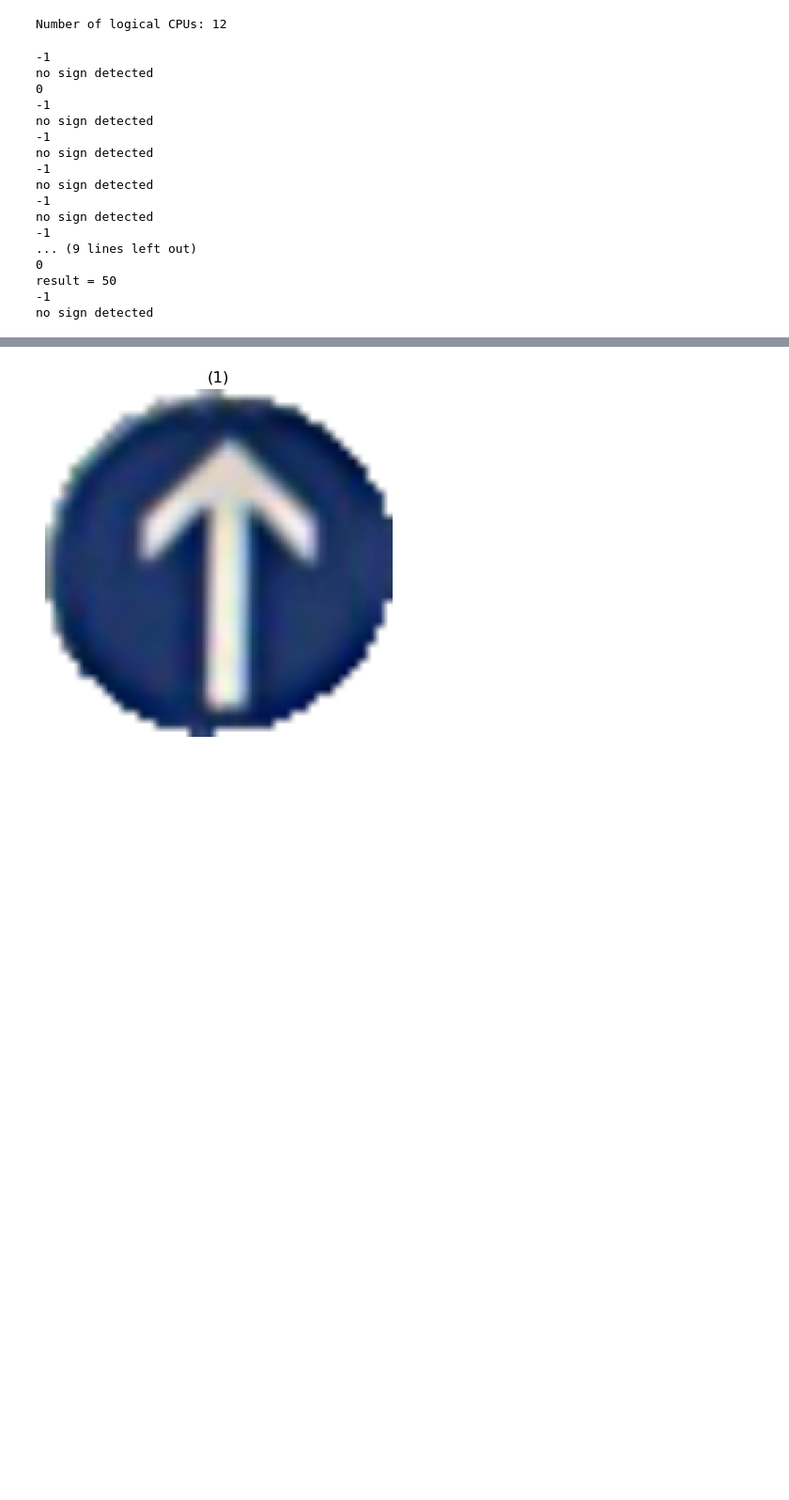
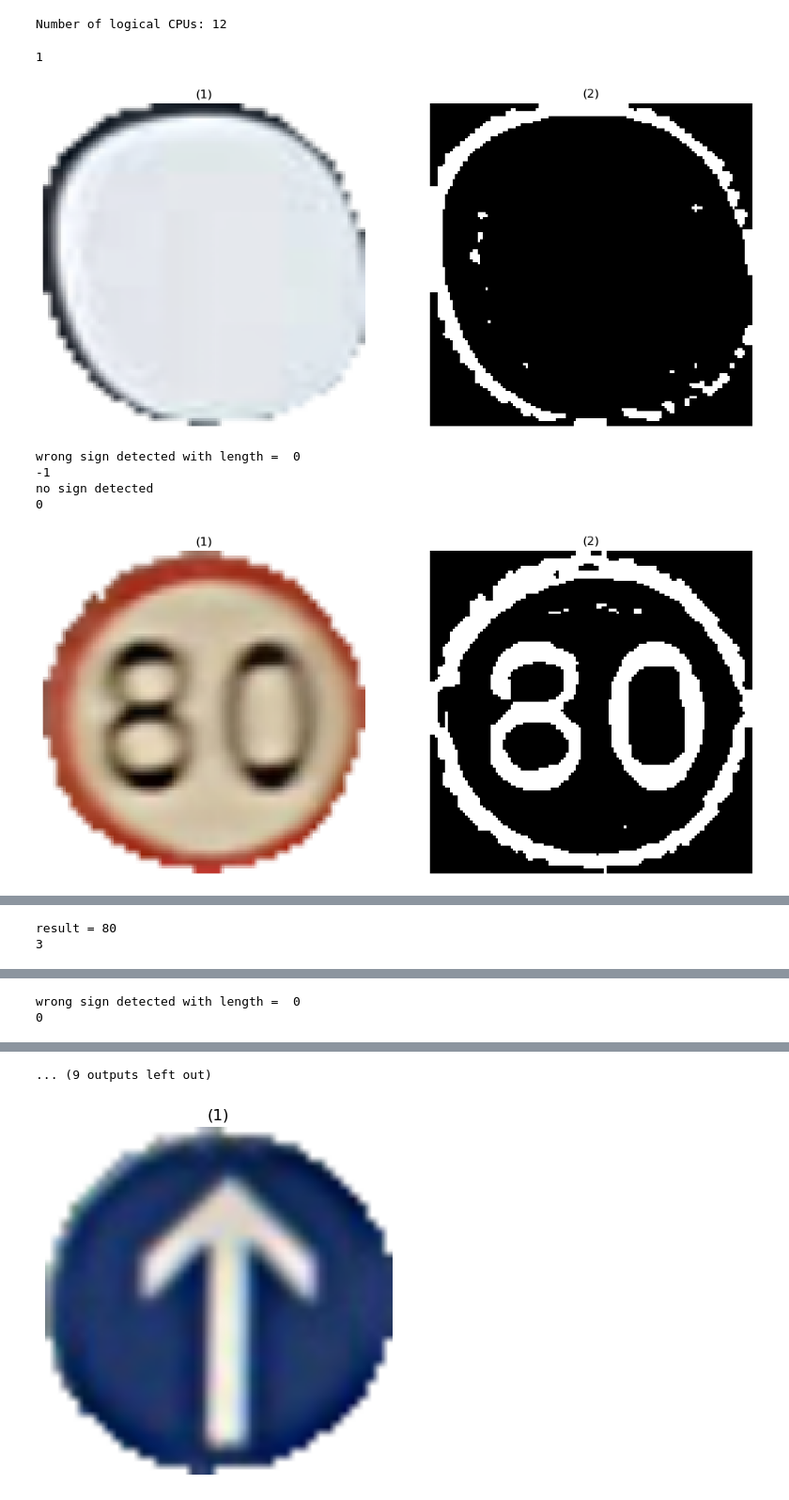
Before and after one commit to ahmedsaad562000/Hdy_3sahn_T3dy, a Jupyter notebook: app/flask-server/main.ipynb, the cells around one changed output, grey strips where cells are left out. Shown at 94% size. Cells and saved outputs as stored; diff of their text form; code cells hidden in the pictures; blank space fills up the shorter version.

Commit message:
added labels to contour segmentation

```diff
--- a/app/flask-server/main.ipynb
+++ b/app/flask-server/main.ipynb
@@ -76,7 +76,20 @@ print("Number of logical CPUs:", num_cpus)
 # %% [output]
 Number of logical CPUs: 12
 # %%
-def process_contour(contour, thresh , charCandidates):
+def process_label(labels , label, thresh , charCandidates):
+    # if this is the background label, ignore it
+    if label == 0:
+        return
+
+    # otherwise, construct the label mask to display only connected components for the
+    # current label, then find contours in the label mask
+    labelMask = np.zeros(thresh.shape, dtype="uint8")
+    labelMask[labels == label] = 255
+
+
+    cnts = cv2.findContours(labelMask, cv2.RETR_EXTERNAL, cv2.CHAIN_APPROX_SIMPLE)[0]
+
+    contour = max(cnts, key=cv2.contourArea)
     boxX, boxY, boxW, boxH = cv2.boundingRect(contour)
 
     # compute the aspect ratio, solidity, and height ratio for the component
@@ -97,26 +110,21 @@ def process_contour(contour, thresh , charCandidates):
         charCandidates.append((boxX, boxY, boxW, boxH))
 # %%
 import threading
+from skimage import measure
 def segement_numbers(image):
     V = cv2.cvtColor(image , cv2.COLOR_BGR2HSV)[: ,: , 2]
-    T = filters.threshold_local(V, 27, offset=10, method="gaussian")
+    T = filters.threshold_local(V, 27, offset=5, method="gaussian")
     thresh = (V > T).astype("uint8") * 255
     thresh = cv2.bitwise_not(thresh)
     inverted_thresh = cv2.bitwise_not(thresh)
-
+    pp.show_images([image , thresh])
     # perform a connected components analysis and initialize the mask to store the locations
     # of the character candidates
     charCandidates = []
-    cnts , _ = cv2.findContours(thresh, cv2.RETR_EXTERNAL, cv2.CHAIN_APPROX_SIMPLE)
-
-    # ensure at least one contour was found in the mask
-    contours_length = len(cnts)
-    if contours_length <3:
-        return None
-
+    labels = measure.label(thresh, background=0)
     threads = []
-    for i in range(contours_length):
-        thread = threading.Thread(target=process_contour, args=(cnts[i],thresh,charCandidates))
+    for label in np.unique(labels):
+        thread = threading.Thread(target=process_label, args=(labels , label, thresh , charCandidates))
         thread.start()
         threads.append(thread)
 
@@ -128,12 +136,13 @@ def segement_numbers(image):
 
     charCandidateslen = len(charCandidates)
     if (charCandidateslen < 2 or charCandidateslen > 3):
-        #print("wrong sign detected with length = " , len(charCandidates))
+        print("wrong sign detected with length = " , len(charCandidates))
         return None
 
     for i in range(charCandidateslen):
         new_image = inverted_thresh[charCandidates[i][1]:charCandidates[i][1]+charCandidates[i][3] , charCandidates[i][0]:charCandidates[i][0]+charCandidates[i][2]]
         new_image = cv2.resize(new_image, (16, 32))
+        pp.show_images([new_image], [f"new_image {i}"])
         prediction = numbers_classifier.predict(new_image)
         imagess.append((charCandidates[i][0] , prediction[0].astype(int)))
 
@@ -147,9 +156,9 @@ def segement_numbers(image):
 
 
 #read images from video_frames_folder
-other_test_cases_path = "../../dataset/tc"
+other_test_cases_path = "../../dataset/gilany_dataset"
 
-for image_path in os.listdir(other_test_cases_path)[250:300]:
+for image_path in os.listdir(other_test_cases_path):
 
     image = io.imread(os.path.join(other_test_cases_path, image_path))
 
@@ -175,12 +184,13 @@ for image_path in os.listdir(other_test_cases_path)[250:300]:
 
     ## detect sign
     if (len(rois)  == 0):
-        # print("no rois")
+        print("no rois")
         continue
     else:
         detected_image_index = detect.detect_sign(rois, sign_imgs_corr)
         print(detected_image_index)
         if detected_image_index != -1:
+
 
 
 
@@ -189,47 +199,37 @@ for image_path in os.listdir(other_test_cases_path)[250:300]:
 
             # # #perform opening
             # kernel = np.ones((2,2), np.uint8)
             # new_image = cv2.erode(new_image, kernel, iterations=2)
             # new_image = cv2.dilate(new_image, kernel, iterations=1)
 
             # cropped_img = new_image[ 30:100 , 25:61 ]
             # resized_img = cv2.resize(cropped_img, (16, 32))
 
             # threshold = filters.threshold_otsu(resized_img)
             # thresholded_image = np.zeros(resized_img.shape)
             # thresholded_image[resized_img  > threshold] = 1
             # blurred_threshold_image = filters.gaussian(thresholded_image , sigma=0.7)
 
             # # show everything
             # pp.show_images([new_image , thresholded_image , blurred_threshold_image])
 
 
 
             result = segement_numbers(rois[detected_image_index])
             if (result != None):
                 print(f'result = {result}')
 
         else:
             print("no sign detected")
             continue
 
     # wait for 'n' key else
     #if(cv2.waitKey(1) & 0xFF == ord('n')): pass
 # %% [output]
--1
-no sign detected
-0
--1
-no sign detected
--1
-no sign detected
--1
-no sign detected
--1
-no sign detected
--1
-... (9 lines left out)
-0
-result = 50
--1
-no sign detected
+1
+[figure, added]
+wrong sign detected with length =  0
+-1
+no sign detected
+0
+[figure, added]
@@ -235,0 +238,2 @@ no sign detected
+result = 80
+3
@@ -235,0 +241,2 @@ no sign detected
+wrong sign detected with length =  0
+0
@@ -236,3 +246,4 @@ no sign detected
+... (9 outputs left out)
 # %%
 
 # Extract ROIs
```
Also changed, not shown: parts of 1 cell of this notebook, 2 other files.
